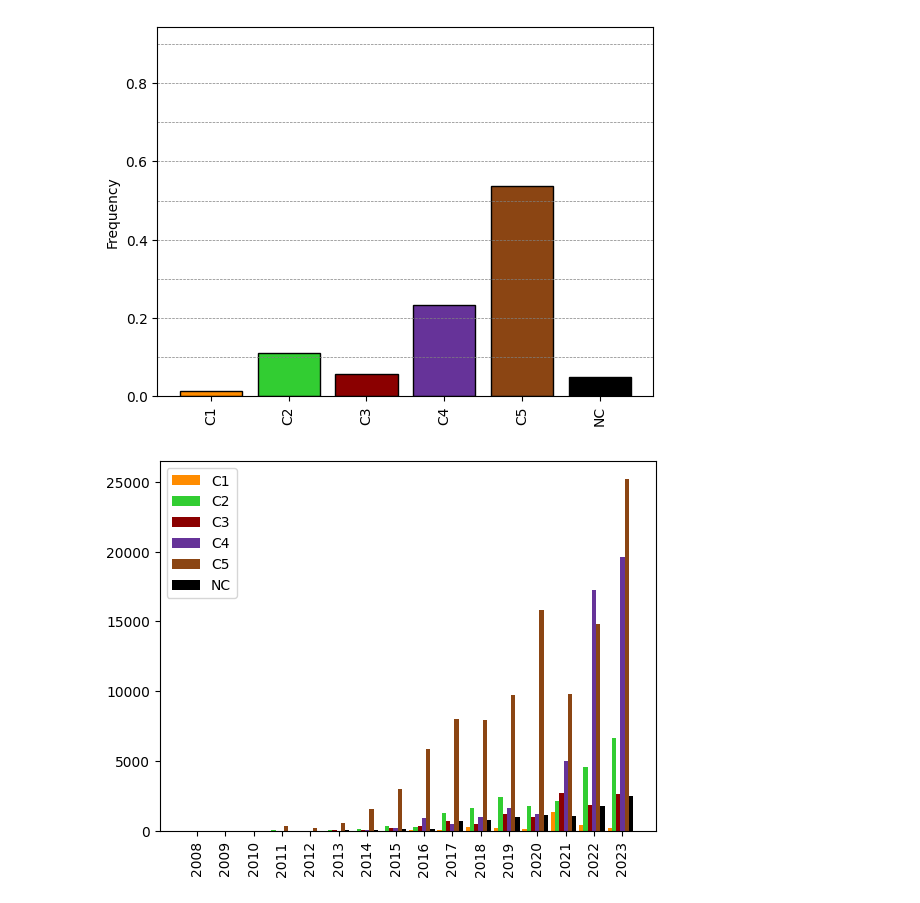
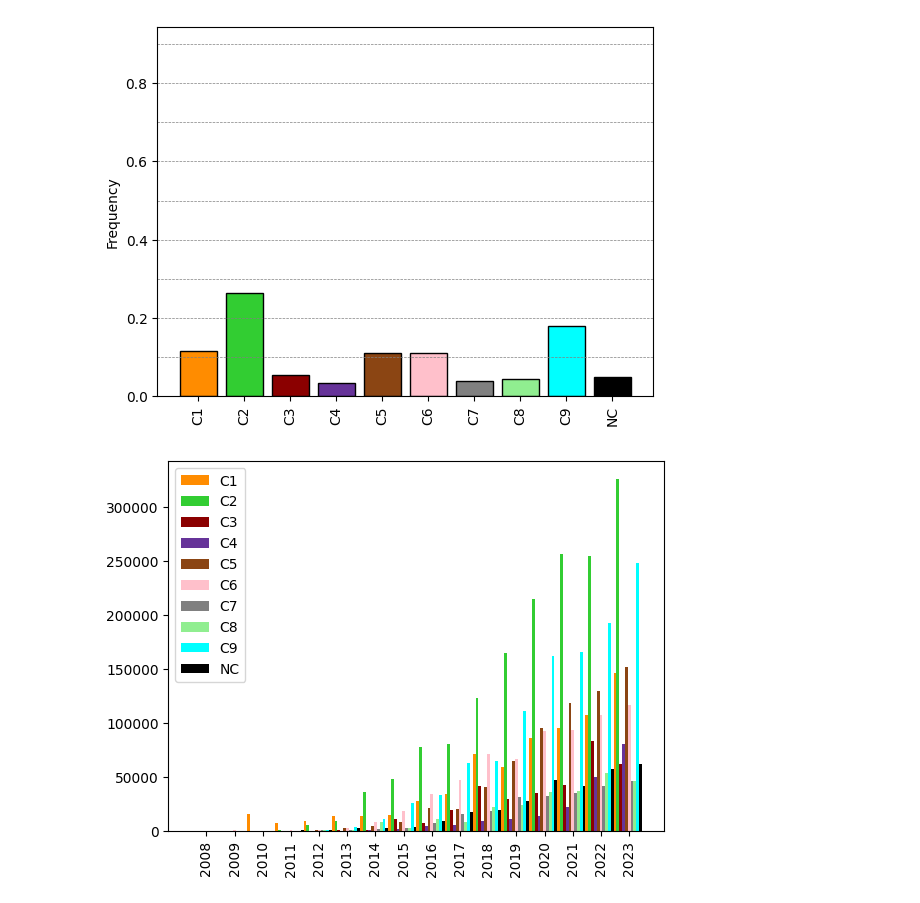
Before and after one commit to TristanHillairet/viromatlas-wastewater, a Jupyter notebook: code/geosra-organism-stats.ipynb, the cells around one changed output. Saved outputs shown, nothing was run; the diff lists cells and outputs as text; code cells hidden in the pictures.

```diff
--- a/code/geosra-organism-stats.ipynb
+++ b/code/geosra-organism-stats.ipynb
@@ -3,6 +3,6 @@ import pandas as pd
 import lib
 import matplotlib.pyplot as plt
 # %%
-geosra_pd = pd.read_parquet('../data/raw/geo-sra-ecological.parquet.gzip')
+geosra_pd = pd.read_parquet('../data/raw/geo-sra-ecological-1604.parquet.gzip')
 print(geosra_pd["organism"].head())
 # %% [output]
@@ -27,5 +27,5 @@ repa,thr = lib.repartition(count)
 # Dendogram (semantix)
 chains = list(count.keys())[:thr]
 chains = [chain.replace('metagenome', '') for chain in chains]
-dend = lib.semantix_dendogram(chains)
+dend = lib.semantix_dendogram(chains, ct=3.5)
 # %% [output]
@@ -60,9 +57,9 @@ print(count_dict)
 # %%
 # Histogramm of the clusters
-colors = ["darkorange","limegreen","darkred","rebeccapurple","saddlebrown","black"]
+colors = ["darkorange","limegreen","darkred","rebeccapurple","saddlebrown","pink","gray","lightgreen","cyan","black"]
 lib.norm_hist(count_dict,colors=colors)
 # %% [output]
-[figure, old version]
+[figure, new version]
 # %%
 geosra_pd["cluster_class"] = geosra_pd["organism"].map(class_dict)
 geosra_pd["cluster_class"] = geosra_pd["cluster_class"].fillna("NC")
@@ -76,7 +73,6 @@ for year in range(2008,2024):
     data_year = dict(sorted(data_year.items()))
     datas.append(data_year)
 df = pd.DataFrame(datas,index=[year for year in range(2008,2024)])
-colors = ["darkorange","limegreen","darkred","rebeccapurple","saddlebrown","black"]
-lib.hist(df, width_bar=0.15, colors=colors)
+lib.hist(df, width_bar=0.1, colors=colors)
 # %% [output]
-[figure, old version]
+[figure, new version]
```
Also changed, not shown: parts of 6 cells of this notebook, 3 other files.
